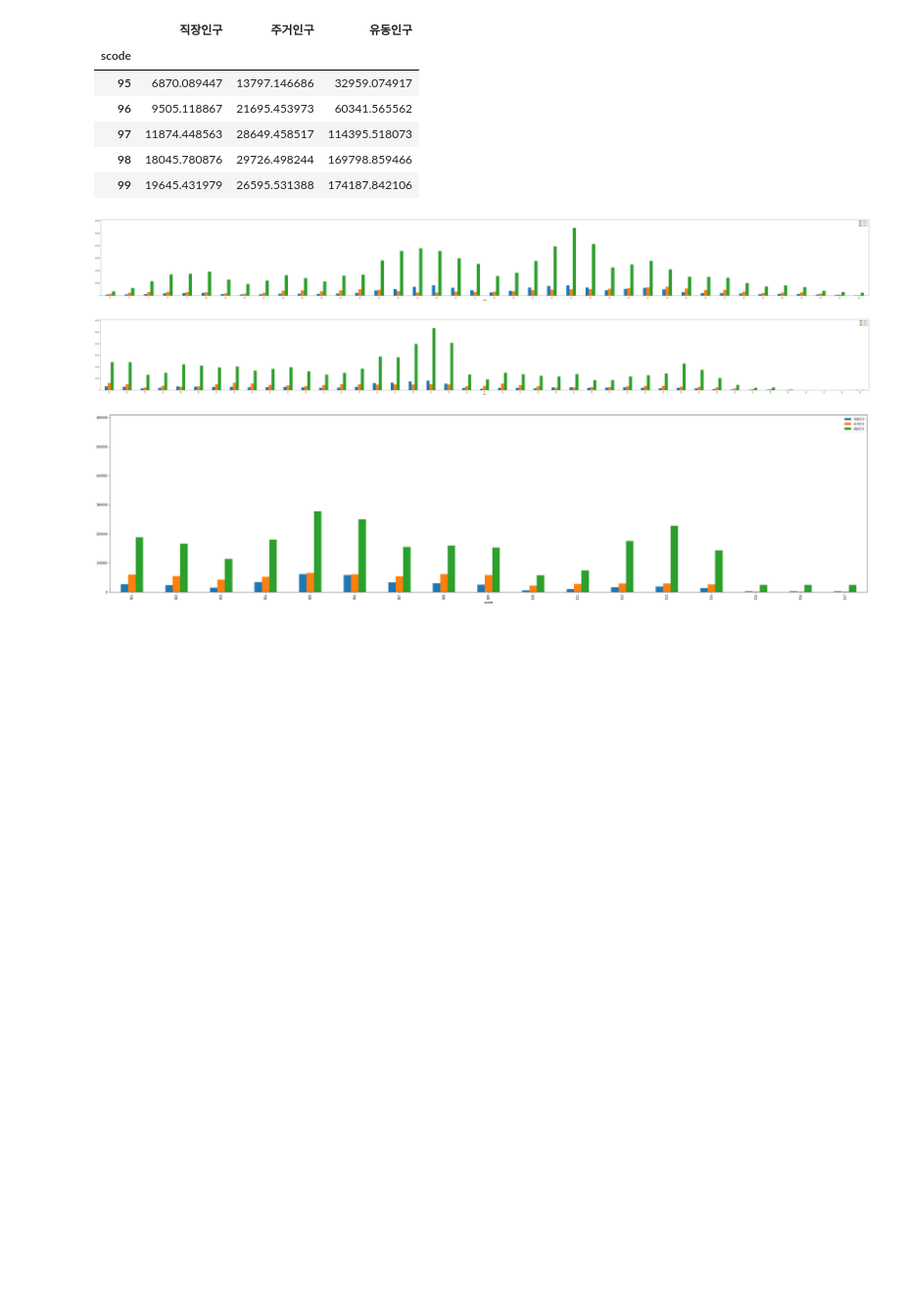
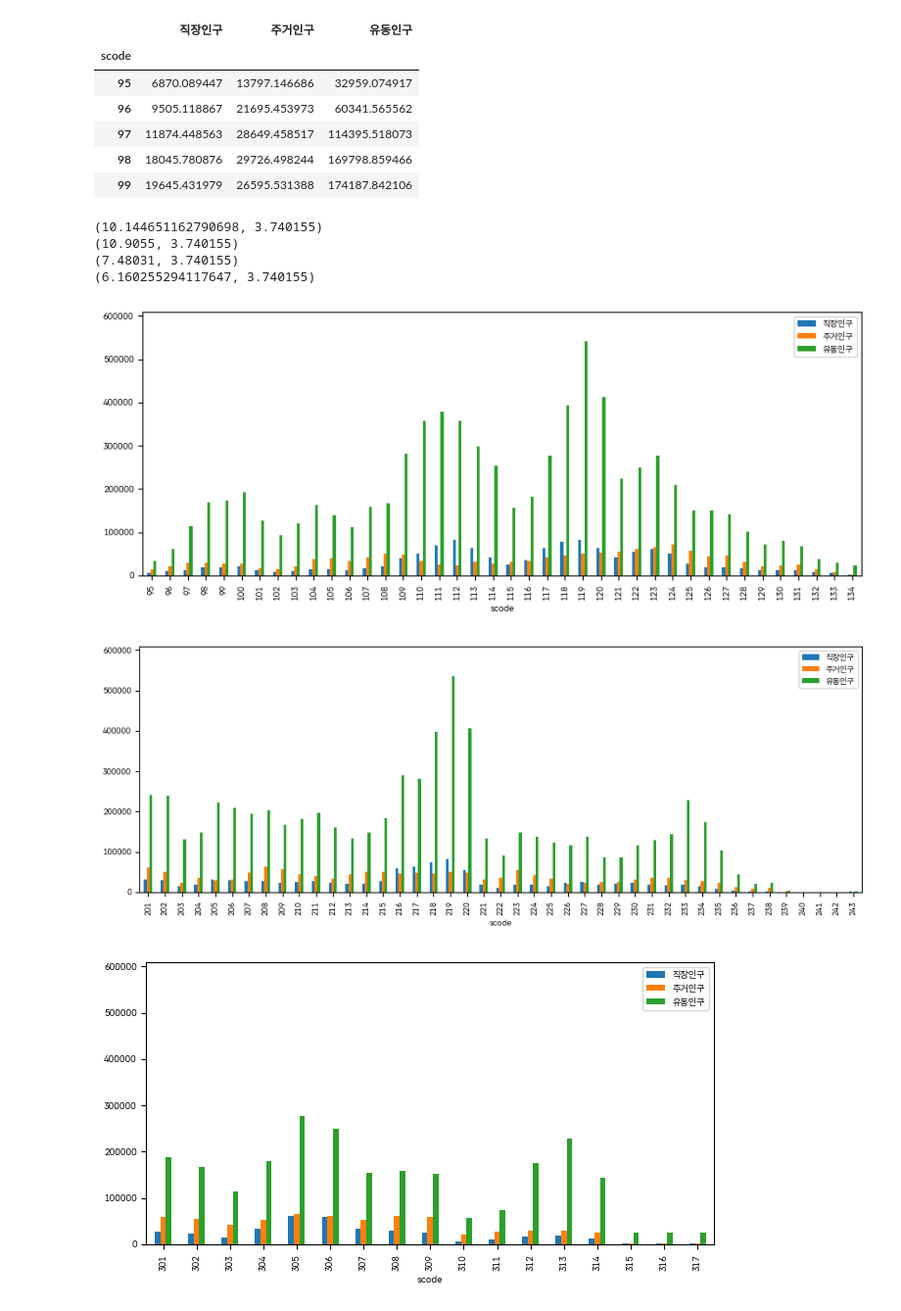
Before and after one commit to TriFullKim/DataAnalysis-ExpressStationSelectionBusan, a Jupyter notebook: visualizationSession/03-implicit-metric.ipynb, the cells around one changed output. Shown at 98% size. Cells and saved outputs as stored; diff of their text form; code cells hidden in the pictures; blank space fills up the shorter version.

Commit message:
modify visualized graph

```diff
--- a/visualizationSession/03-implicit-metric.ipynb
+++ b/visualizationSession/03-implicit-metric.ipynb
@@ -28,16 +30,28 @@ IMPLICIT_METRIC.head()
 | 97 | 11874.448563 | 28649.458517 | 114395.518073 |
 | 98 | 18045.780876 | 29726.498244 | 169798.859466 |
 | 99 | 19645.431979 | 26595.531388 | 174187.842106 |
+# %%
+TRIM_A4_W = 7.48031
+TRIM_A4_H = 10.9055
 # %%
-MAX_VALUE = max(IMPLICIT_METRIC.max().to_list()) *1.125
-for line in [1,2,3,4]:
+MAX_VALUE = max(IMPLICIT_METRIC.max().to_list()) * 1.125
+plt.rcParams["font.size"] = 7
+for line in [1, 2, 3, 4]:
     l_range = line_num_to_range(line)
-    plt.rcParams["figure.figsize"] = (len(l_range) * 2.5, 10)
+    figsize = (len(l_range) * TRIM_A4_H / 43, TRIM_A4_W / 2)
+    if line == 3 or line == 4:
+        figsize = (len(l_range) * TRIM_A4_W/17, TRIM_A4_W / 2)
+    print(figsize)
+    plt.rcParams["figure.figsize"] = figsize
     ax = IMPLICIT_METRIC.loc[l_range, :].plot.bar()
     ax.set_ylim(0, MAX_VALUE)
     fig = ax.get_figure()
     fig.savefig(f"line{line}_implicit_metric.svg", format="svg")
 # %% [output]
+(10.144651162790698, 3.740155)
+(10.9055, 3.740155)
+(7.48031, 3.740155)
+(6.160255294117647, 3.740155)
-[figure, old version]
+[figure, new version]
-[figure, old version]
+[figure, new version]
-[figure, old version]
+[figure, new version]
```
Also changed, not shown: parts of 2 cells of this notebook, 9 other files.
